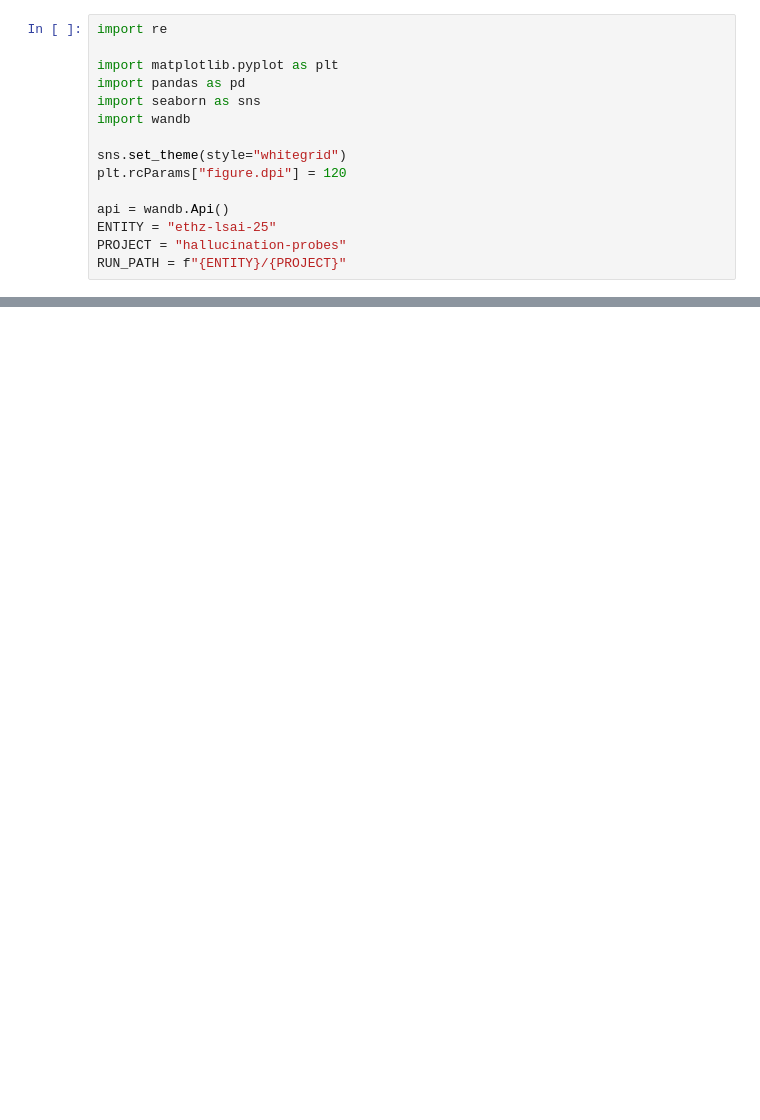
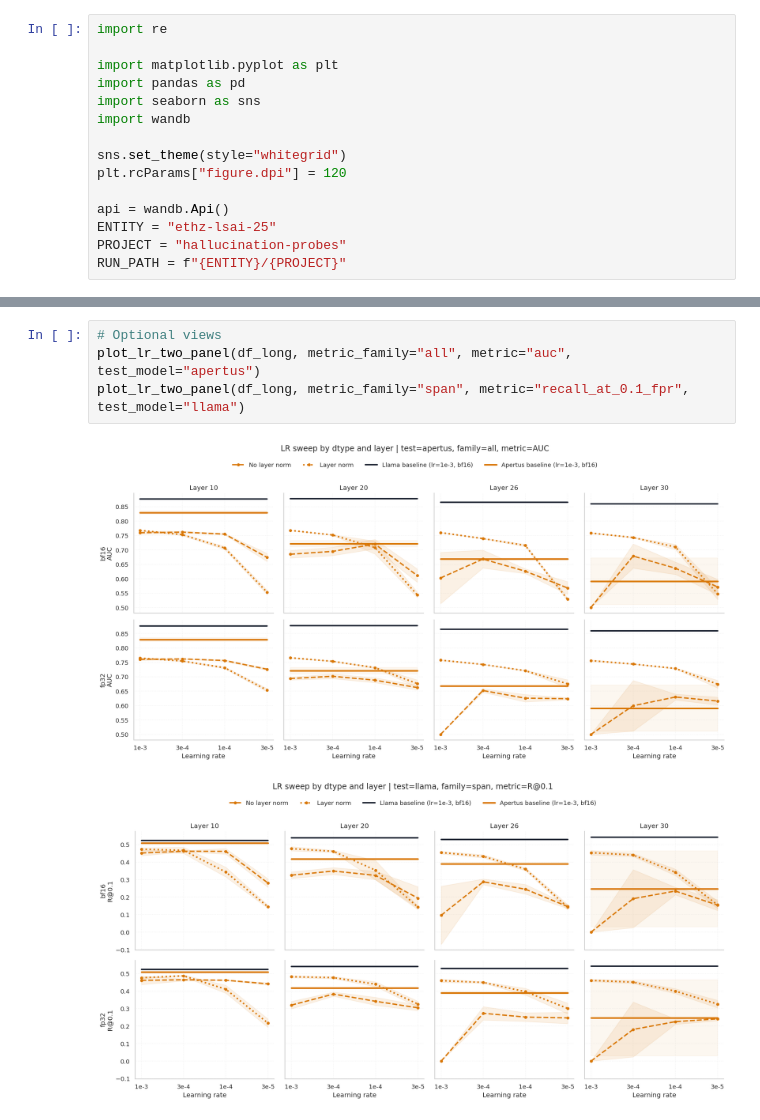
Before and after one commit to sevdari/hallucination_probes, a Jupyter notebook: jupyter_experiments/improve_stability.ipynb, the cells around one changed output, grey strips where cells are left out. Drawn from its saved outputs; the diff is of its cells as text; blank space fills up the shorter version.

```diff
--- a/jupyter_experiments/improve_stability.ipynb
+++ b/jupyter_experiments/improve_stability.ipynb
@@ -239,0 +324,7 @@ plot_lr_three_way(df_long, metric_family="all", metric="f1", test_model="llama")
+# %%
+# Optional views
+plot_lr_two_panel(df_long, metric_family="all", metric="auc", test_model="apertus")
+plot_lr_two_panel(df_long, metric_family="span", metric="recall_at_0.1_fpr", test_model="llama")
+# %% [output]
+[figure, added]
+[figure, added]
```
Also changed, not shown: parts of 10 cells of this notebook, 9 other files.
